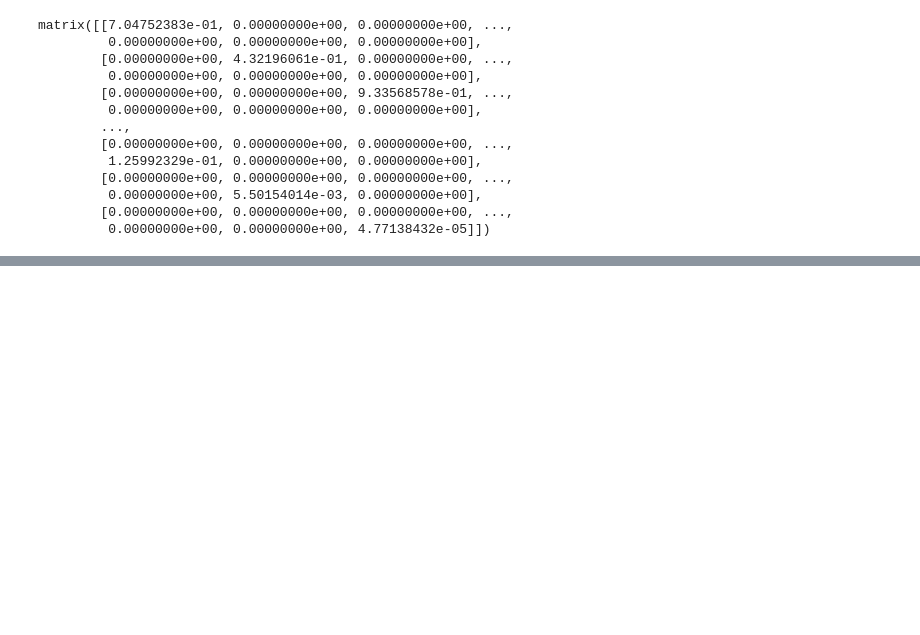
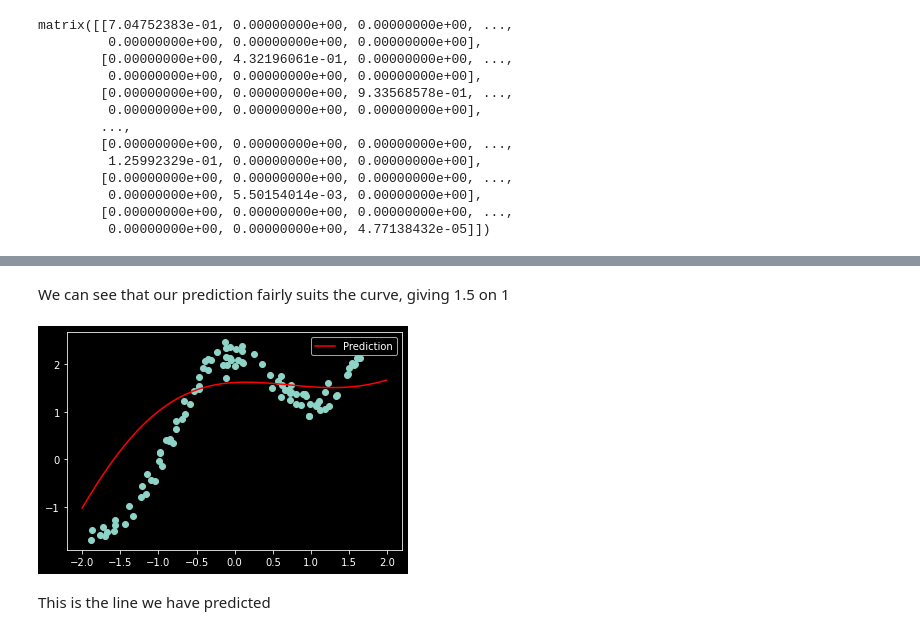
Before and after one commit to utkarshgupta2504/Data-Science, a Jupyter notebook: Locally Weighted Regression/LOWESSimplementation.ipynb, the cells around one changed output, grey strips where cells are left out. Saved outputs shown, nothing was run; the diff lists cells and outputs as text; code cells hidden in the pictures; blank space fills up the shorter version.

```diff
--- a/Locally Weighted Regression/LOWESSimplementation.ipynb
+++ b/Locally Weighted Regression/LOWESSimplementation.ipynb
@@ -134,0 +137,19 @@ matrix([[7.04752383e-01, 0.00000000e+00, 0.00000000e+00, ...,
+# %%
+def predict(X, Y, query_x, tau):
+
+    m = X.shape[0]
+
+    ones = np.ones((m,1))
+    X_ = np.hstack((X,ones))
+
+    qx = np.mat([query_x, 1])
+
+    W = getW(qx, X, tau)
+
+    # theta = (X'WX)^(-1) * X'WY
+
+    theta = np.linalg.pinv(X_.T * (W * X_)) * (X_.T * (W * Y))
+
+    pred = np.dot(qx, theta)
+
+    return theta, pred
@@ -134,0 +171,17 @@ matrix([[7.04752383e-01, 0.00000000e+00, 0.00000000e+00, ...,
+# %% [markdown]
+We can see that our prediction fairly suits the curve, giving 1.5 on 1
+# %%
+preds = []
+
+for i in range(-200, 200):
+
+    preds.append(predict(X, Y, i/100, 1.0)[1][0,0])
+# %%
+plt.scatter(np.array(X), np.array(Y))
+plt.plot(np.arange(-200,200)/100, preds, color="red", label="Prediction")
+plt.legend()
+plt.show()
+# %% [output]
+[figure, added]
+# %% [markdown]
+This is the line we have predicted
```
Also changed, not shown: parts of 11 cells of this notebook.
